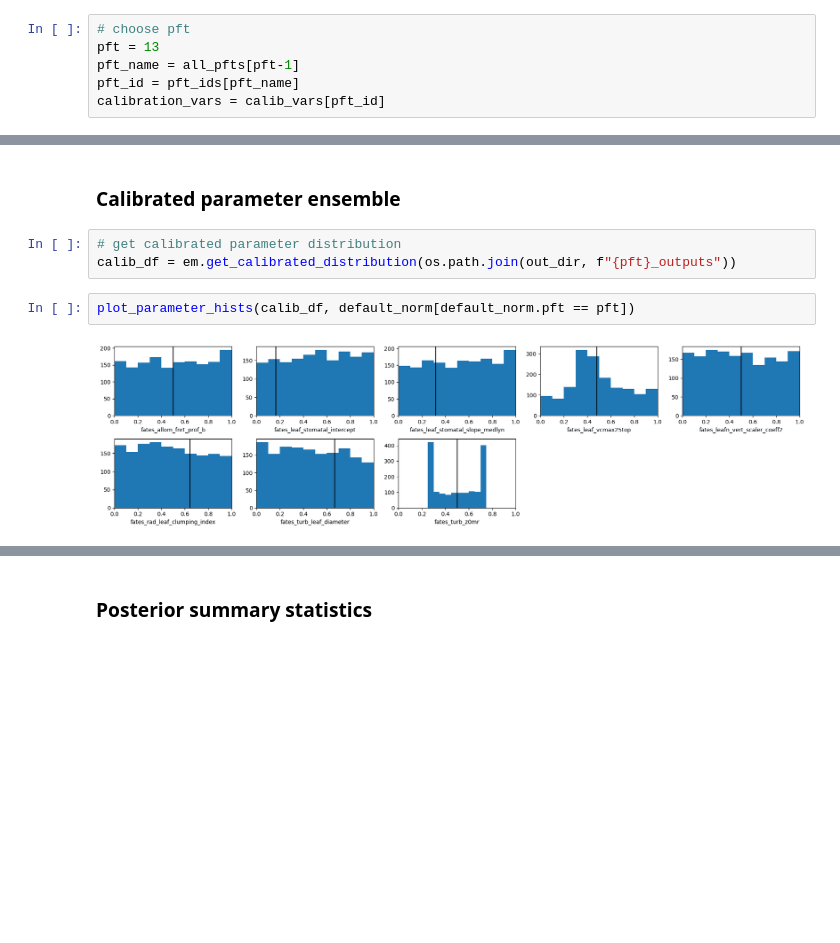
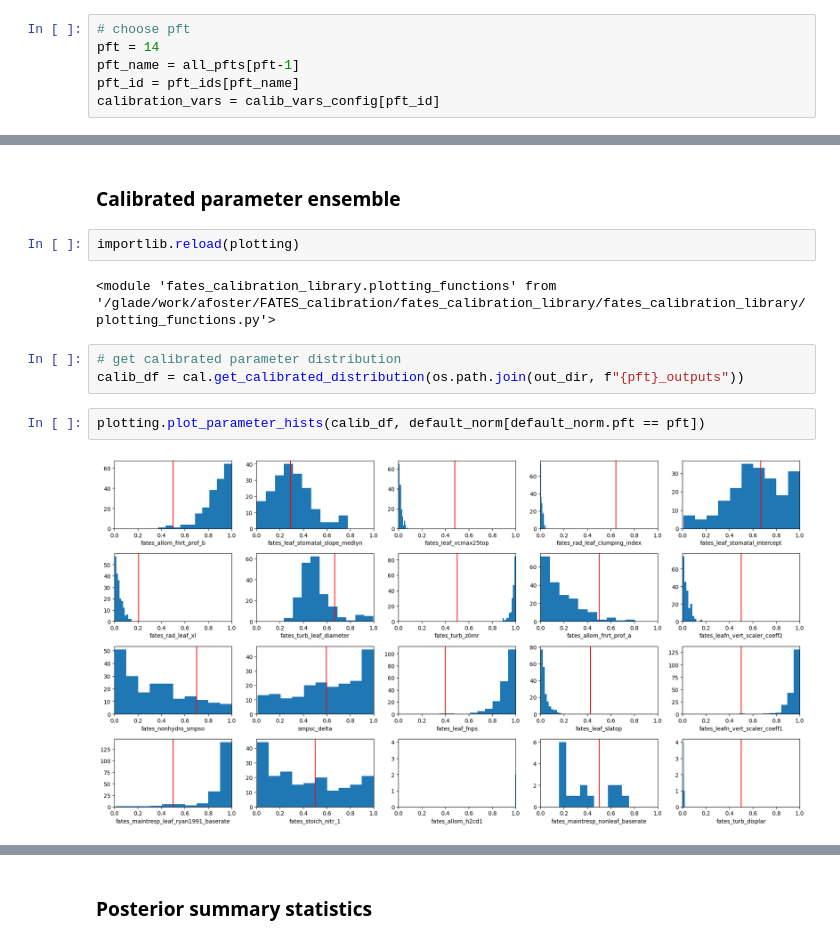
Before and after one commit to adrifoster/fates_calibration_library, a Jupyter notebook: notebooks/InvestigateCalibration.ipynb, the cells around one changed output, grey strips where cells are left out. Drawn from its saved outputs; the diff is of its cells as text; blank space fills up the shorter version.

```diff
--- a/notebooks/InvestigateCalibration.ipynb
+++ b/notebooks/InvestigateCalibration.ipynb
@@ -256,7 +83,7 @@ obs = pd.read_csv(ens_dict[ensemble]['obs_df'], index_col=[0])
 ### PFT Investigation
 # %%
 # choose pft
-pft = 13
+pft = 14
 pft_name = all_pfts[pft-1]
 pft_id = pft_ids[pft_name]
-calibration_vars = calib_vars[pft_id]
+calibration_vars = calib_vars_config[pft_id]
@@ -281,9 +114,13 @@ emulators, targets, sds = em.prep_calibration_data(obs_pft, calibration_vars,
 # %% [markdown]
 ### Calibrated parameter ensemble
+# %%
+importlib.reload(plotting)
+# %% [output]
+<module 'fates_calibration_library.plotting_functions' from '/glade/work/afoster/FATES_calibration/fates_calibration_library/fates_calibration_library/plotting_functions.py'>
 # %%
 # get calibrated parameter distribution
-calib_df = em.get_calibrated_distribution(os.path.join(out_dir, f"{pft}_outputs"))
+calib_df = cal.get_calibrated_distribution(os.path.join(out_dir, f"{pft}_outputs"))
 # %%
-plot_parameter_hists(calib_df, default_norm[default_norm.pft == pft])
+plotting.plot_parameter_hists(calib_df, default_norm[default_norm.pft == pft])
 # %% [output]
-[figure, old version]
+[figure, new version]
```
Also changed, not shown: parts of 15 cells of this notebook, 9 other files.
